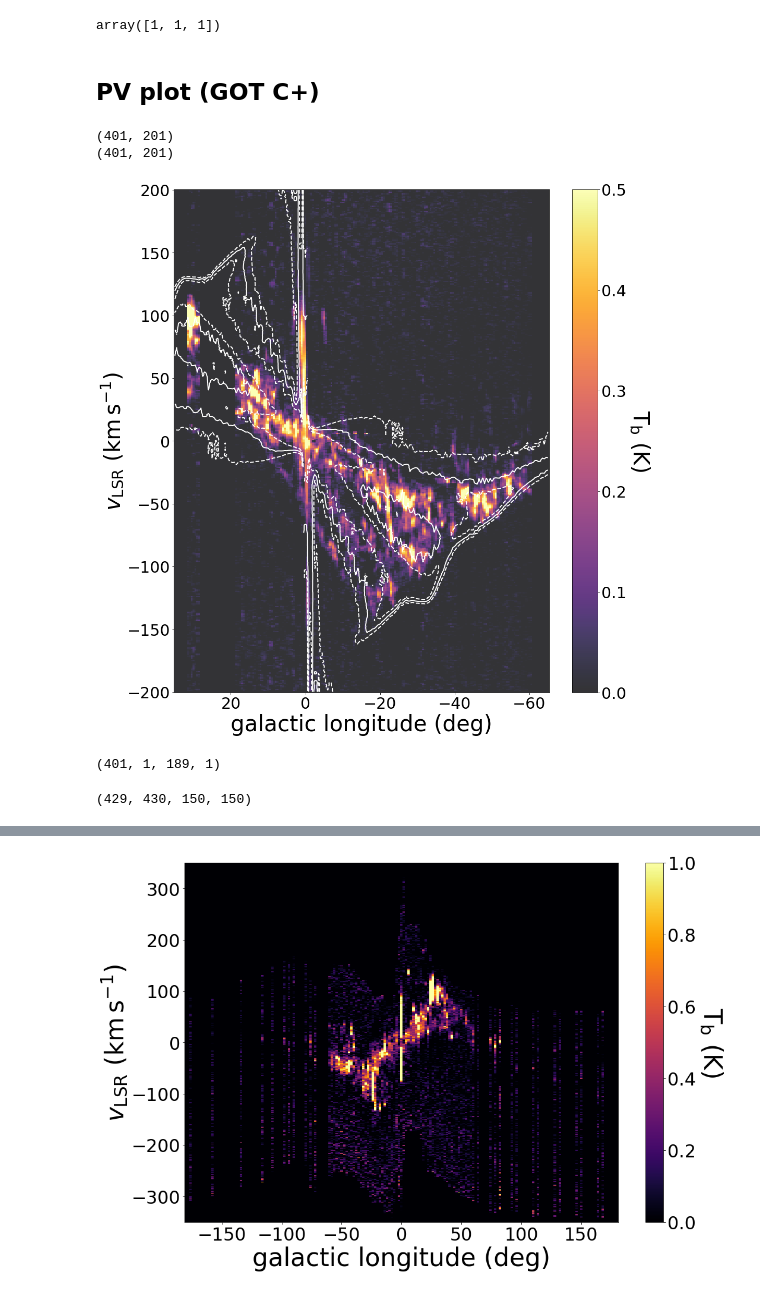
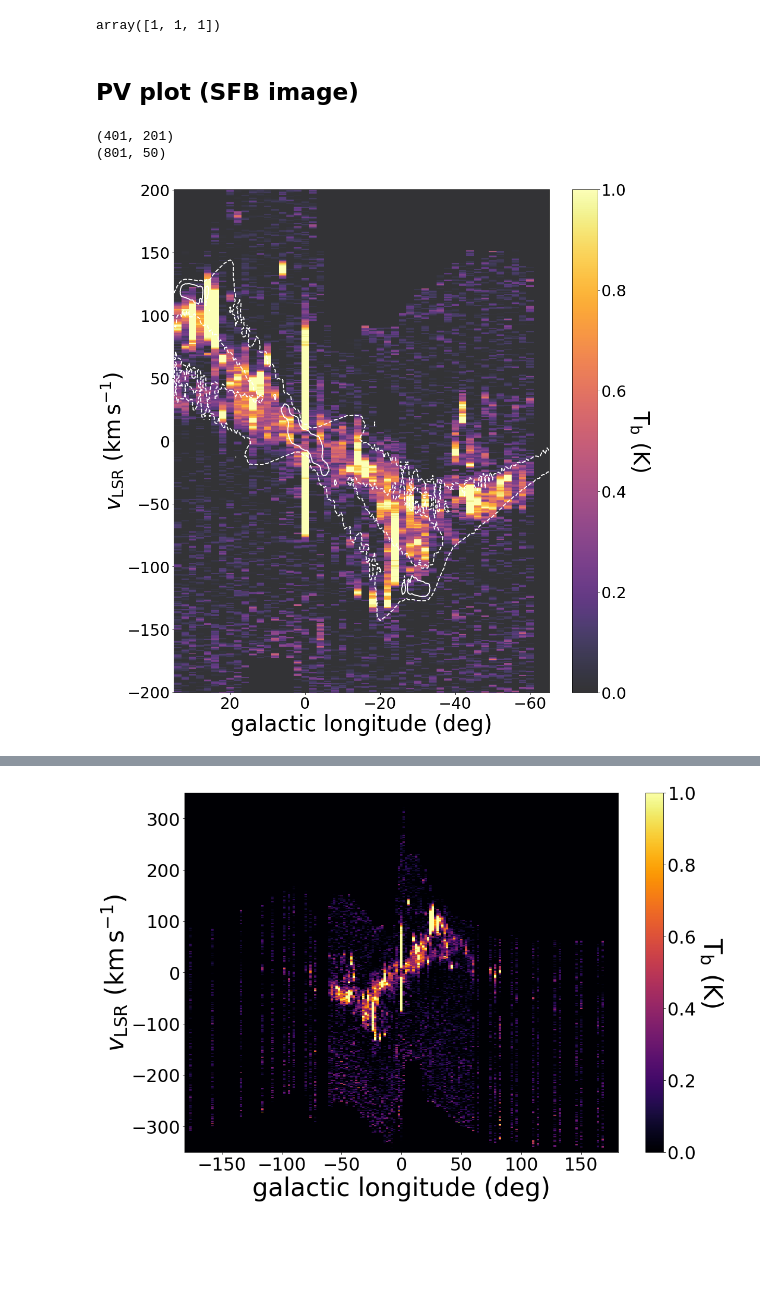
Before and after one commit to CraigYanitski/kosmatau3d, a Jupyter notebook: notebooks/model selection/model_selection_debugging.ipynb, the cells around one changed output, grey strips where cells are left out. Saved outputs shown, nothing was run; the diff lists cells and outputs as text; code cells hidden in the pictures; blank space fills up the shorter version.

Commit message:
updated widgets
* all can run at the same time

```diff
--- a/notebooks/model selection/model_selection_debugging.ipynb
+++ b/notebooks/model selection/model_selection_debugging.ipynb
@@ -694,9 +694,9 @@ def COBE_FIRAS_compare(folder, directory='/mnt/hpc_backup/yanitski/projects/pdr/
     return
 # %%
 cobe_base_dir = '/mnt/hpc_backup/yanitski/projects/pdr/KT3_history/MilkyWay/'
-models = os.listdir(cobe_base_dir)
-models.remove('fit_results')
-models.sort()
+cobe_models = os.listdir(cobe_base_dir)
+cobe_models.remove('fit_results')
+cobe_models.sort()
 
 cobe_kwargs = {'folder': '',
                'directory' : cobe_base_dir,
@@ -707,9 +707,9 @@ cobe_plot_kwargs = {'ylim': (),
                     'output': '',
                     'save': False}
 
-model_menu = widgets.Dropdown(options=models,
-                              value='r100_convergence',
-                              description='Model:')
+cobe_model_menu = widgets.Dropdown(options=cobe_models,
+                                   value='r100_convergence',
+                                   description='Model:')
 cobe_verbose_checkbox = widgets.Checkbox(description='Verbose')
 # cobe_save_checkbox = widgets.Checkbox(description='Save')
 
@@ -726,7 +726,7 @@ cobe_output = widgets.Output()
 
 def set_cobe_kwargs():
 
-    cobe_kwargs['folder'] = model_menu.value
+    cobe_kwargs['folder'] = cobe_model_menu.value
     cobe_kwargs['verbose'] = cobe_verbose_checkbox.value
 
     cobe_plot_kwargs['ylim'] = cobe_plot_ylim_slider.value
@@ -753,7 +753,7 @@ cobe_firas_button.on_click(cobe_firas_plot)
 cobe_dirbe_button.on_click(cobe_dirbe_plot)
 cobe_checks = widgets.VBox((cobe_verbose_checkbox, ))
 cobe_buttons = widgets.HBox((cobe_firas_button, cobe_dirbe_button, ))
-cobe_selector = widgets.VBox((widgets.HBox((model_menu, cobe_checks, )), ))
+cobe_selector = widgets.VBox((widgets.HBox((cobe_model_menu, cobe_checks, )), ))
 cobe_plot_params = widgets.HBox((cobe_plot_ylim_slider,
                                  cobe_plot_fontsize_slider,
                                  cobe_plot_label_fontsize_slider,))
@@ -979,5 +972,5 @@ np.ones_like(arr.shape)
 # %% [output]
 array([1, 1, 1])
 # %% [markdown]
-## PV plot (GOT C+)
+## PV plot (SFB image)
 # %%
@@ -992,14 +990,14 @@ from pprint import pprint
 # %%
 %matplotlib inline
 
-survey = 'SEDIGISM'
-spe_plot = '13CO 2'
+survey = 'GOT_C+'
+spe_plot = 'C+ 1'
 
 vel_plot = (-200, 200)
 lon_plot = (-65, 35)
 lat_plot = 0
-vmax = 0.5
-contour_levels = (0.1, 0.2, 0.4)
+vmax = 1.0
+contour_levels = (0.25, 0.5, 0.75)
 fontsize_l = 42
 fontsize_s = 30
 
@@ -1007,7 +1005,7 @@ base_dir = '/mnt/hpc_backup/yanitski/projects/pdr/'
 model_dir = 'KT3_history/MilkyWay/'
 model = 'r200_convergence/'
 obs_dir = f'observational_data/MilkyWay/{survey}/regridded/temp/'
-obs_file = '13co2_test_regridded.fits'
+obs_file = 'GOTC+_regridded.fits'
 savefile = f'plots/SFB_{spe_plot.replace(" ", "")}_{survey}_pv.png'
 
 model_syn = models.SyntheticModel(base_dir=base_dir + model_dir)
@@ -1051,41 +1049,32 @@ if dust.size <= 10 and not dust[0] in ['all', 'molecular', 'PAH']:
     dust_data = int_syn[2].data[i_lat, :, :].mean(1)
 # data = int_syn[1].data[:, i_lat, :, i_spe] - dust_data
 ix1 = np.ix_(i_vel, i_lat, i_lon, i_spe)
 data1 = int_syn[1].data[ix1][:, 0, :, 0] - int_syn[1].data[ix1][:, 0, :, 0].min(0)
 data1[data1 == 0] = np.nan
 print(data1.shape)
 ix2 = np.ix_(i_vel_obs, i_lat_obs, i_lon_obs)
 data2 = obs[0].data[ix2][:, 0, :]
 data2[np.isnan(data2)] = 0
 print(data2.shape)
 
 fig, ax = plt.subplots(1, 1, figsize=(15, 15))
 #ax.imshow(data, extent=(lon.min(), lon.max(), vel.min(), vel.max()))
 lon_mesh1, vel_mesh1 = np.meshgrid(lon1[i_lon], vel1[i_vel])
 lon_mesh2, vel_mesh2 = np.meshgrid(lon2[i_lon_obs], vel2[i_vel_obs])
 cm = ax.pcolormesh(lon_mesh2, vel_mesh2, data2, vmax=vmax, vmin=0, cmap='inferno', shading='auto', alpha=0.8)
 cb = fig.colorbar(cm)
 con = ax.contour(lon_mesh1, vel_mesh1, data1, levels=contour_levels, linewidths=2, linestyles=('dashed', 'solid', ), colors='xkcd:white')
 #ax.clabel(con, inline=True, fontsize=16)
 ax.set_xlabel(r'galactic longitude (deg)', fontsize=fontsize_l)
 ax.set_ylabel(r'$v_\mathrm{LSR}$ ($\mathrm{km}\,\mathrm{s}^{-1}$)', fontsize=fontsize_l)
 cb.ax.set_ylabel(r'T$_\mathrm{b}$ (K)', fontsize=fontsize_l, rotation=270, va='bottom')
 # ax.invert_xaxis()
 ax.tick_params(labelsize=fontsize_s)
 cb.ax.tick_params(labelsize=fontsize_s)
 ax.invert_xaxis()
 fig.tight_layout()
 #plt.savefig(savefile)
 # %% [output]
 (401, 201)
-(401, 201)
+(801, 50)
-[figure, old version]
+[figure, new version]
-# %%
-ix = np.ix_(i_vel, i_lat[np.newaxis], i_lon, i_spe[np.newaxis])
-int_syn[1].data[ix].shape
-# %% [output]
-(401, 1, 189, 1)
-# %%
-i_lon.max(), i_lon_obs.max(), i_vel.min(), i_vel_obs.min()
-# %% [output]
-(429, 430, 150, 150)
```
Also changed, not shown: parts of 19 cells of this notebook.
